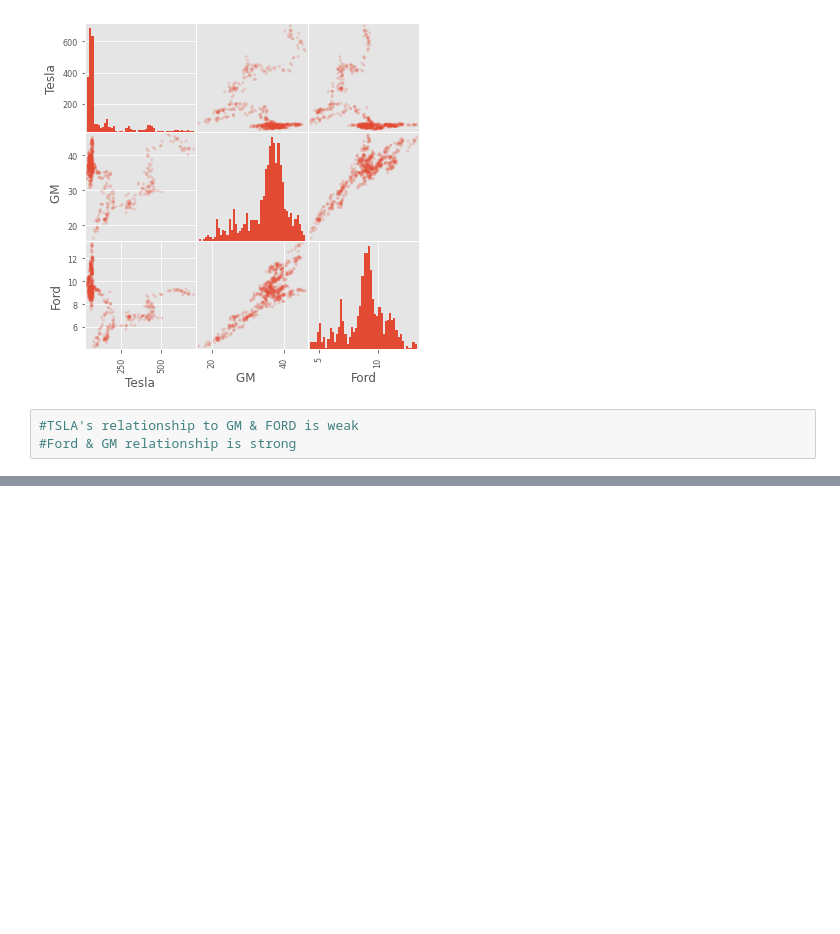
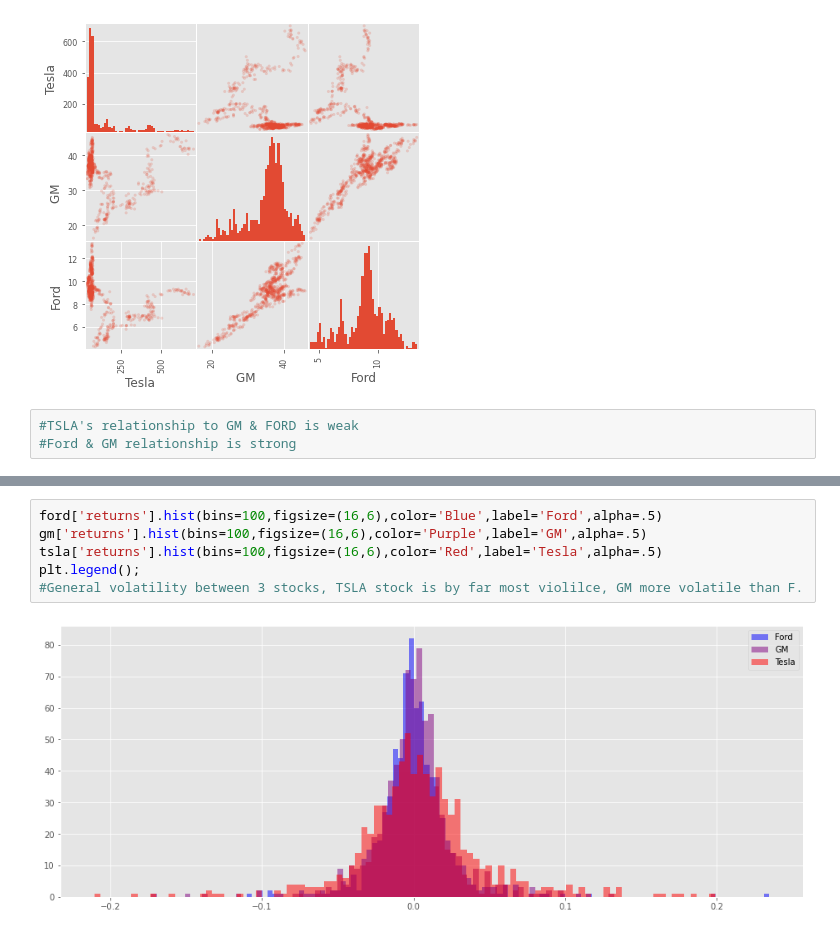
Before and after one commit to GitMishka/misc1, a Jupyter notebook: 2018-2021_TSLA_F_GM_stock_analysis.ipynb, the cells around one changed output, grey strips where cells are left out. Drawn from its saved outputs; the diff is of its cells as text; blank space fills up the shorter version.

```diff
--- a/2018-2021_TSLA_F_GM_stock_analysis.ipynb
+++ b/2018-2021_TSLA_F_GM_stock_analysis.ipynb
@@ -183,0 +252,8 @@ NameError: name 'tlsa_reset' is not defined
+# %%
+ford['returns'].hist(bins=100,figsize=(16,6),color='Blue',label='Ford',alpha=.5)
+gm['returns'].hist(bins=100,figsize=(16,6),color='Purple',label='GM',alpha=.5)
+tsla['returns'].hist(bins=100,figsize=(16,6),color='Red',label='Tesla',alpha=.5)
+plt.legend();
+#General volatility between 3 stocks, TSLA stock is by far most violilce, GM more volatile than F.
+# %% [output]
+[figure, added]
```
Also changed, not shown: parts of 24 cells of this notebook.
